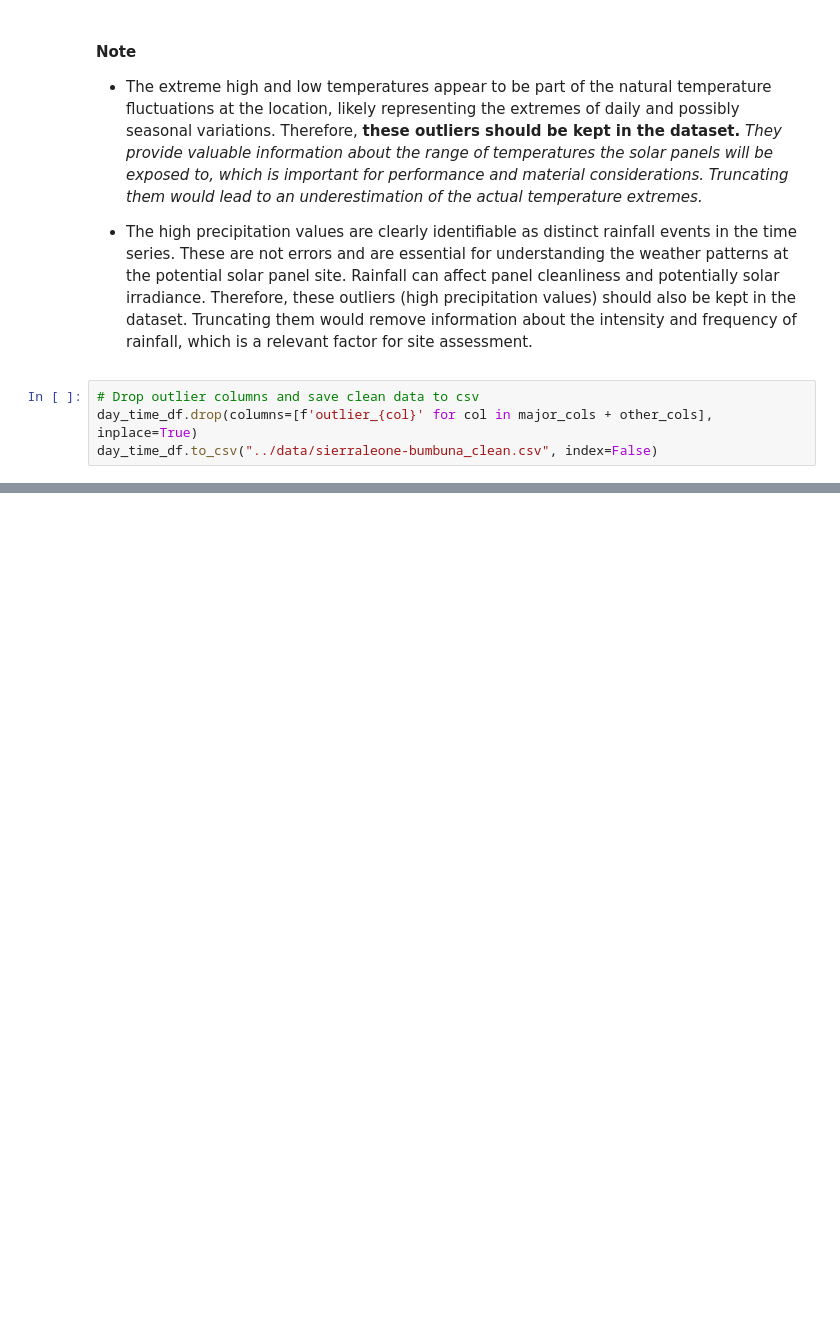
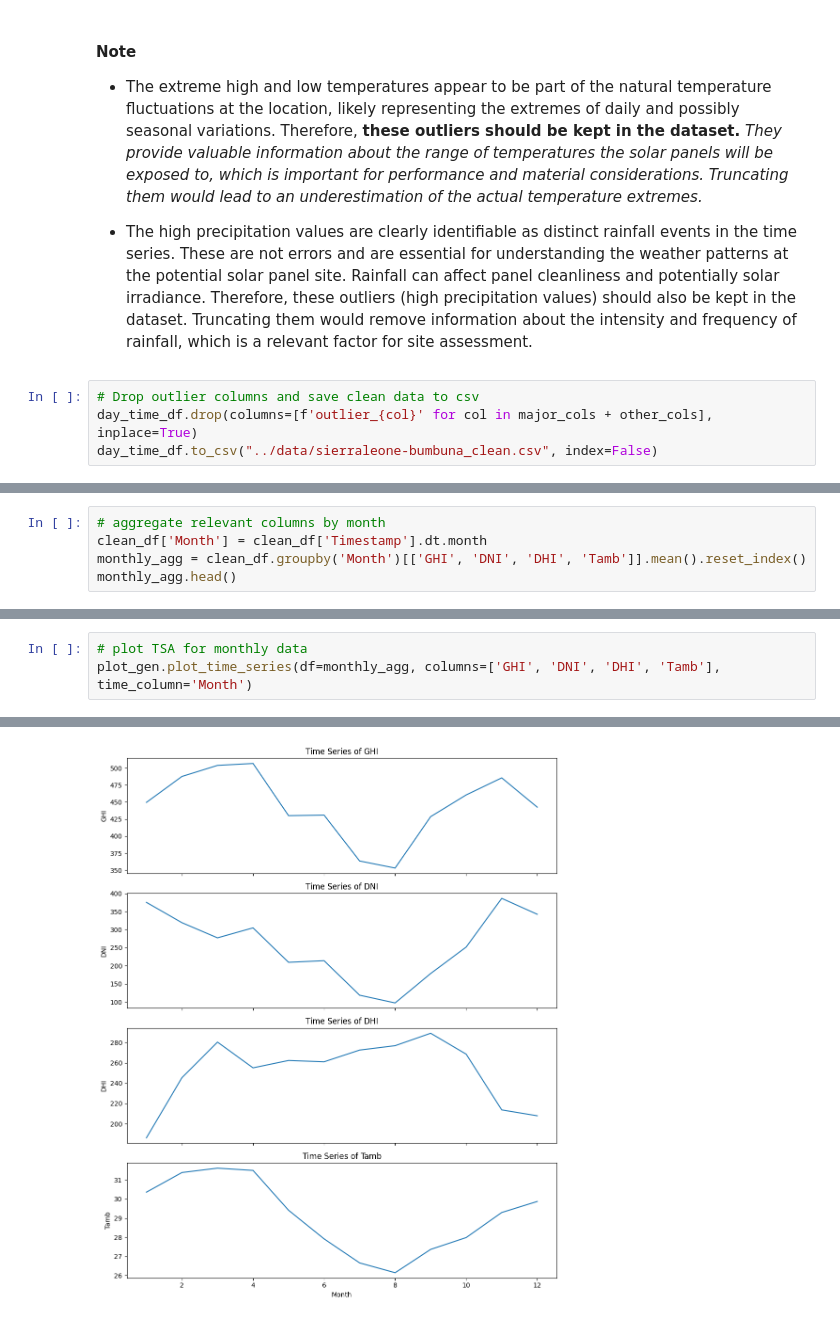
Before and after one commit to Ty-Miki/solar-challenge-week0, a Jupyter notebook: notebooks/eda_sierraleone.ipynb, the cells around one changed output, grey strips where cells are left out. Drawn from its saved outputs; the diff is of its cells as text; blank space fills up the shorter version.

```diff
--- a/notebooks/eda_sierraleone.ipynb
+++ b/notebooks/eda_sierraleone.ipynb
@@ -225,0 +297,5 @@ day_time_df.to_csv("../data/sierraleone-bumbuna_clean.csv", index=False)
+# %%
+# aggregate relevant columns by month
+clean_df['Month'] = clean_df['Timestamp'].dt.month
+monthly_agg = clean_df.groupby('Month')[['GHI', 'DNI', 'DHI', 'Tamb']].mean().reset_index()
+monthly_agg.head()
@@ -225,0 +309,4 @@ day_time_df.to_csv("../data/sierraleone-bumbuna_clean.csv", index=False)
+# %%
+# plot TSA for monthly data
+plot_gen.plot_time_series(df=monthly_agg, columns=['GHI', 'DNI', 'DHI', 'Tamb'], time_column='Month')
+# %% [output]
@@ -225,0 +317 @@ day_time_df.to_csv("../data/sierraleone-bumbuna_clean.csv", index=False)
+[figure, added]
```
Also changed, not shown: parts of 12 cells of this notebook.
